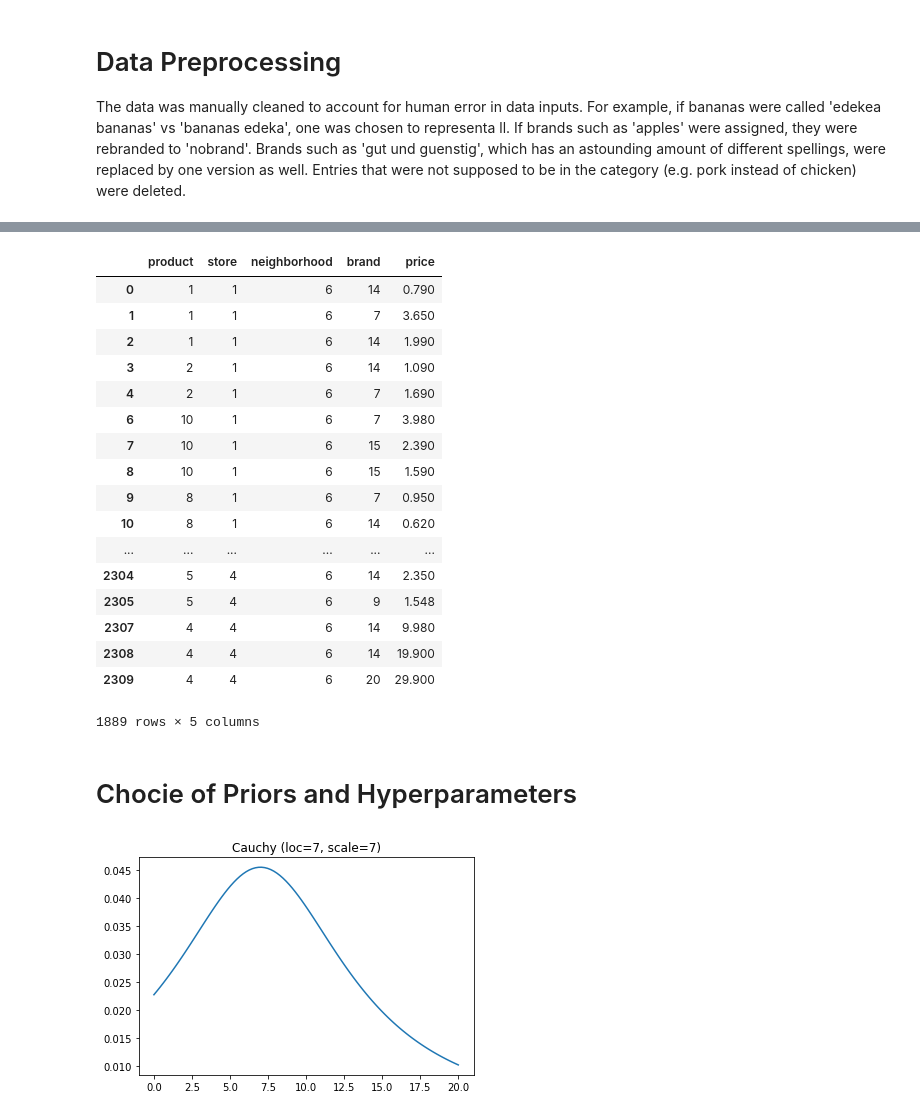
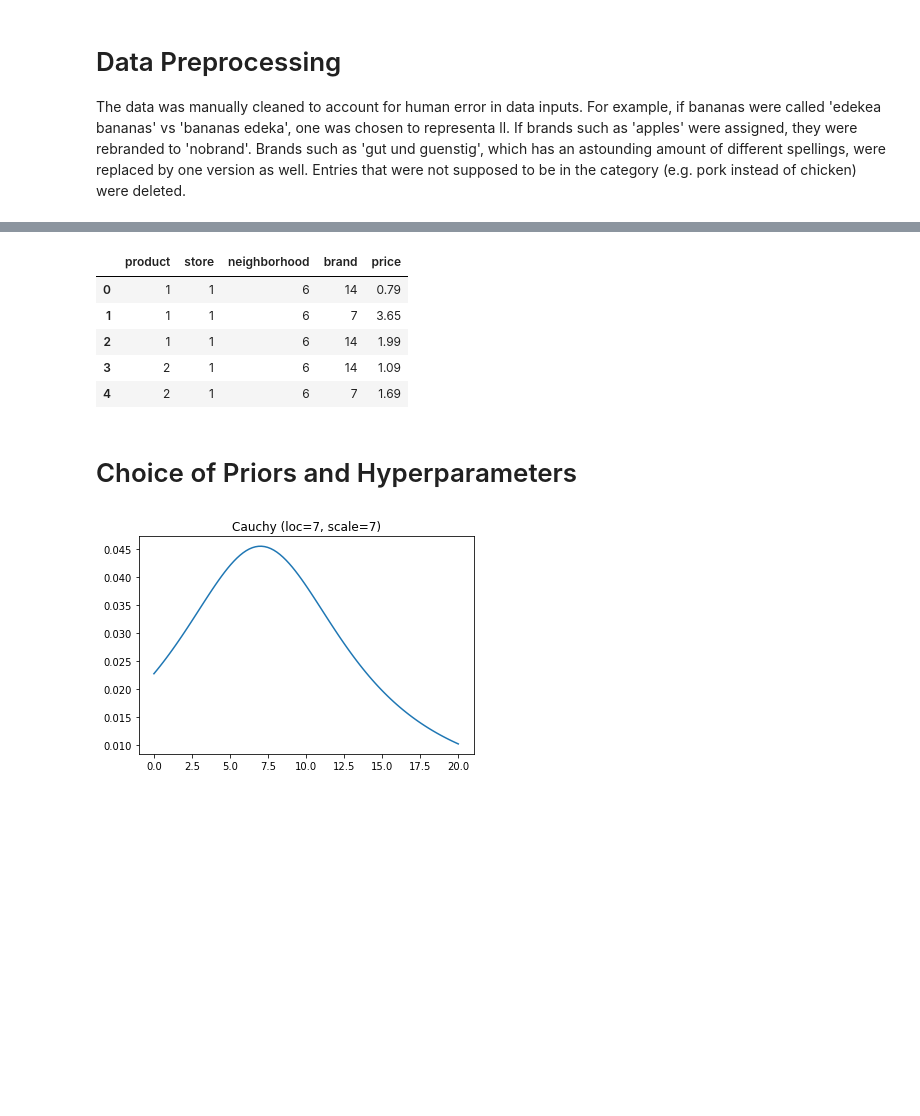
Before and after one commit to annapaux/Minerva-Projects, a Jupyter notebook: CS146-Computational-Statistics/Bayesian-Product-Pricing.ipynb, the cells around one changed output, grey strips where cells are left out. Saved outputs shown, nothing was run; the diff lists cells and outputs as text; code cells hidden in the pictures; blank space fills up the shorter version.

```diff
--- a/CS146-Computational-Statistics/Bayesian-Product-Pricing.ipynb
+++ b/CS146-Computational-Statistics/Bayesian-Product-Pricing.ipynb
@@ -14,7 +25,7 @@ import pandas as pd
 
 The data was manually cleaned to account for human error in data inputs. For example, if bananas were called 'edekea bananas' vs 'bananas edeka', one was chosen to representa ll. If brands such as 'apples' were assigned, they were rebranded to 'nobrand'. Brands such as 'gut und guenstig', which has an astounding amount of different spellings, were replaced by one version as well. Entries that were not supposed to be in the category (e.g. pork instead of chicken) were deleted.
 # %%
-data = pd.read_csv("data2.csv", skiprows=1)
+data = pd.read_csv("product_data.csv", skiprows=1)
 data = data.drop(["Timestamp", "Your name", "Grocery store street address","Email Address"], axis=1)
 # %%
 temp = []
@@ -81,33 +80,21 @@ temp
 # %%
 encoded = temp
 # +1 to allow for indexing in stan
 encoded['product'] = encoded['product'].astype('category').cat.codes +1
 encoded['store'] = encoded['store'].astype('category').cat.codes +1
 encoded['neighborhood'] = encoded['neighborhood'].astype('category').cat.codes +1
 encoded['brand'] = encoded['brand'].astype('category').cat.codes +1
 
-encoded
+encoded.head()
 # %% [output]
 |  | product | store | neighborhood | brand | price |
-| 0 | 1 | 1 | 6 | 14 | 0.790 |
-| 1 | 1 | 1 | 6 | 7 | 3.650 |
-| 2 | 1 | 1 | 6 | 14 | 1.990 |
-| 3 | 2 | 1 | 6 | 14 | 1.090 |
-| 4 | 2 | 1 | 6 | 7 | 1.690 |
-| 6 | 10 | 1 | 6 | 7 | 3.980 |
-| 7 | 10 | 1 | 6 | 15 | 2.390 |
-| 8 | 10 | 1 | 6 | 15 | 1.590 |
-| 9 | 8 | 1 | 6 | 7 | 0.950 |
-| 10 | 8 | 1 | 6 | 14 | 0.620 |
-| ... | ... | ... | ... | ... | ... |
-| 2304 | 5 | 4 | 6 | 14 | 2.350 |
-| 2305 | 5 | 4 | 6 | 9 | 1.548 |
-| 2307 | 4 | 4 | 6 | 14 | 9.980 |
-| 2308 | 4 | 4 | 6 | 14 | 19.900 |
-| 2309 | 4 | 4 | 6 | 20 | 29.900 |
+| 0 | 1 | 1 | 6 | 14 | 0.79 |
+| 1 | 1 | 1 | 6 | 7 | 3.65 |
+| 2 | 1 | 1 | 6 | 14 | 1.99 |
+| 3 | 2 | 1 | 6 | 14 | 1.09 |
+| 4 | 2 | 1 | 6 | 7 | 1.69 |
-1889 rows × 5 columns
 # %% [markdown]
-# Chocie of Priors and Hyperparameters
+# Choice of Priors and Hyperparameters
 # %%
 # Cauchy Hyperparameters
 # Prior for base prices
```
Also changed, not shown: parts of 8 cells of this notebook, 1 other file.
